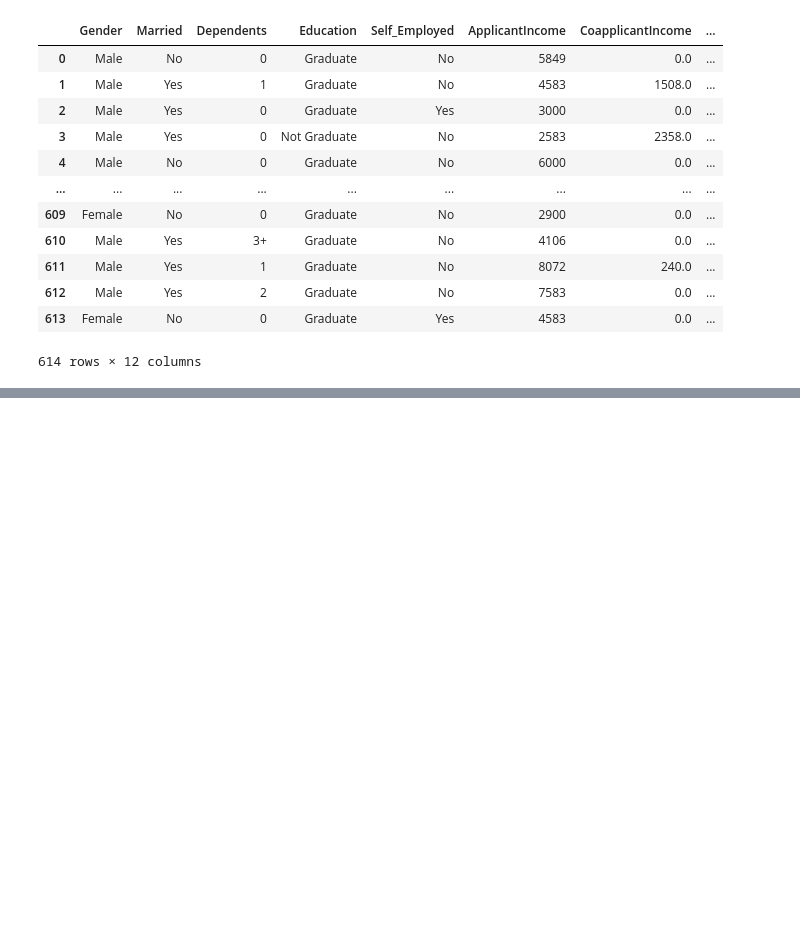
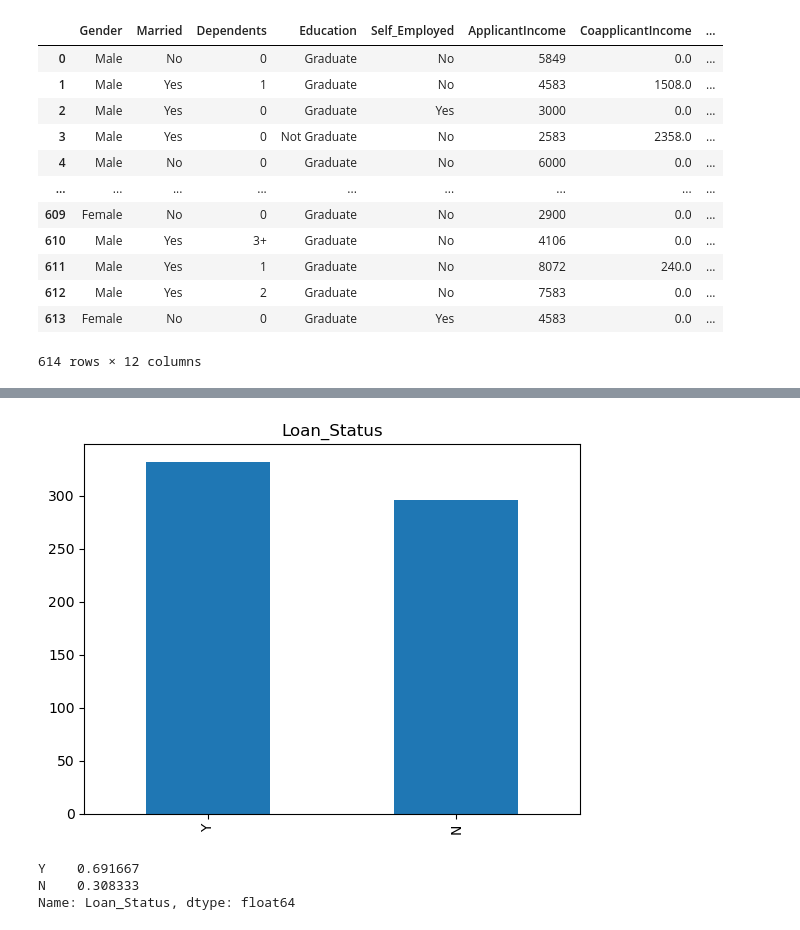
Before and after one commit to Lobbeb/Homefind_Project, a Jupyter notebook: HomeFinder-AI/Loan_analysis.ipynb, the cells around one changed output, grey strips where cells are left out. Cells and saved outputs as stored; diff of their text form; code cells hidden in the pictures; blank space fills up the shorter version.

```diff
--- a/HomeFinder-AI/Loan_analysis.ipynb
+++ b/HomeFinder-AI/Loan_analysis.ipynb
@@ -94,0 +167,16 @@ for i in non_num_cols:
+# %%
+# Separate the minority and majority classes
+minority_class = loan[loan['Loan_Status'] == 'N']
+majority_class = loan[loan['Loan_Status'] == 'Y']
+
+# Determine the ratio needed for oversampling
+oversample_ratio = len(majority_class) // len(minority_class)
+
+# Oversample the minority class
+oversampled_minority = pd.concat([minority_class] * oversample_ratio, ignore_index=True)
+
+# Concatenate the oversampled minority class with the majority class
+loan_resampled = pd.concat([majority_class, oversampled_minority], ignore_index=True)
+
+# Shuffle the DataFrame to randomize the order of samples
+loan_resampled = loan_resampled.sample(frac=1, random_state=42).reset_index(drop=True)
@@ -94,0 +199,10 @@ for i in non_num_cols:
+# %%
+loan_resampled['Loan_Status'].value_counts().plot.bar()
+plt.title(str('Loan_Status'))
+plt.show()
+print(loan['Loan_Status'].value_counts(normalize = 'index'))
+# %% [output]
+[figure, added]
+Y    0.691667
+N    0.308333
+Name: Loan_Status, dtype: float64
```
Also changed, not shown: parts of 26 cells of this notebook.
